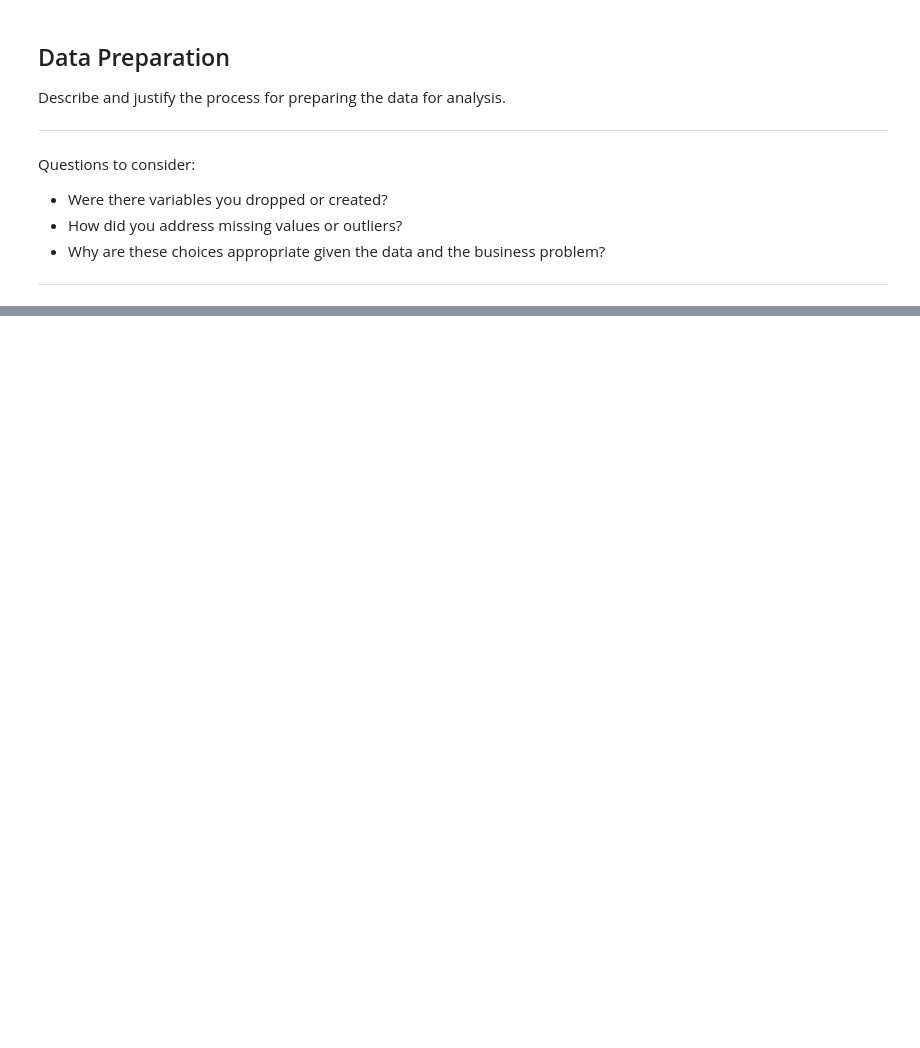
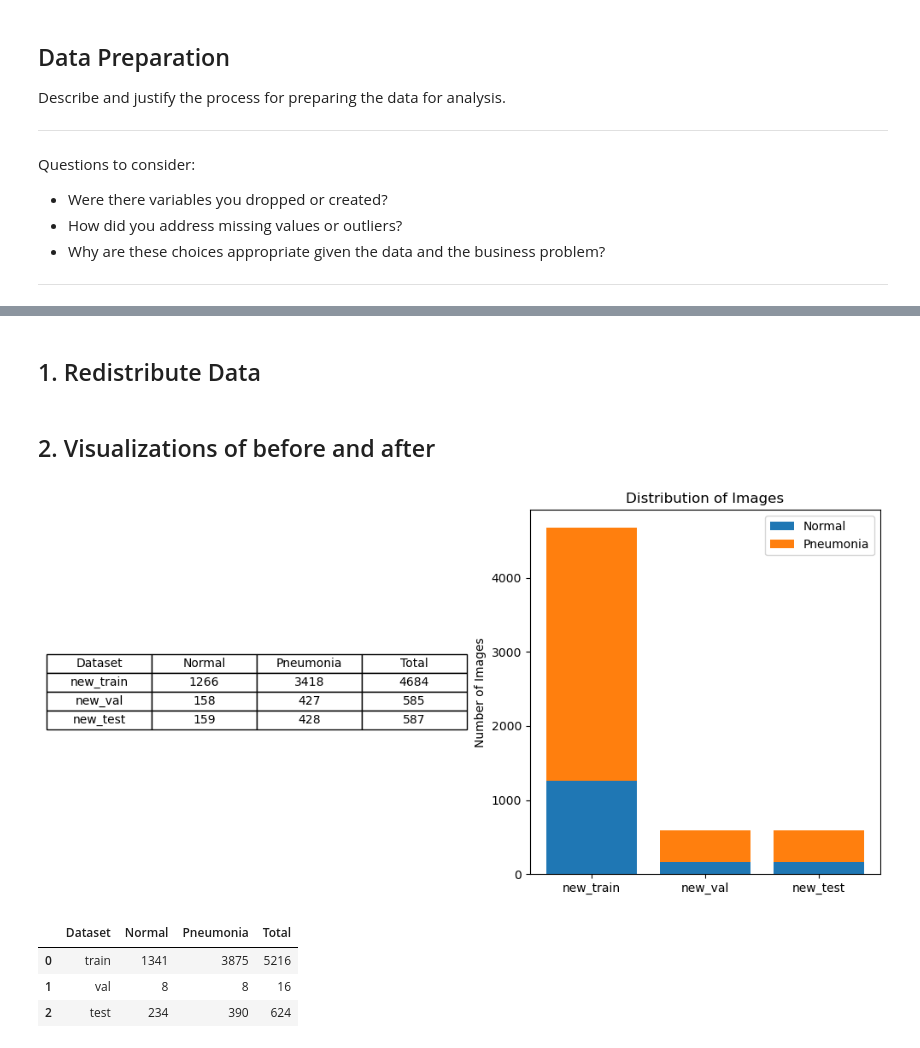
Before and after one commit to rlodetti/image_classification_project, a Jupyter notebook: Data_Preparation.ipynb, the cells around one changed output, grey strips where cells are left out. Cells and saved outputs as stored; diff of their text form; code cells hidden in the pictures; blank space fills up the shorter version.

```diff
--- a/Data_Preparation.ipynb
+++ b/Data_Preparation.ipynb
@@ -11,0 +24,2 @@ Questions to consider:
+# %% [markdown]
+## 1. Redistribute Data
@@ -11,0 +102,20 @@ Questions to consider:
+# %% [markdown]
+## 2. Visualizations of before and after
+# %%
+from code.distribution_viz import prepare_plot, bars_data
+data_dir = "data/chest_xray"
+folders = ['new_train', 'new_val', 'new_test']
+new_df = prepare_plot(data_dir,folders)
+bars_data(new_df)
+# %% [output]
+[figure, added]
+# %%
+
+# Collecting pre and post dataold_folders = ['train', 'val', 'test']
+old_df = prepare_plot(data_dir,old_folders)
+old_df
+# %% [output]
+|  | Dataset | Normal | Pneumonia | Total |
+| 0 | train | 1341 | 3875 | 5216 |
+| 1 | val | 8 | 8 | 16 |
+| 2 | test | 234 | 390 | 624 |
```
Also changed, not shown: parts of 30 cells of this notebook, 15 other files.
